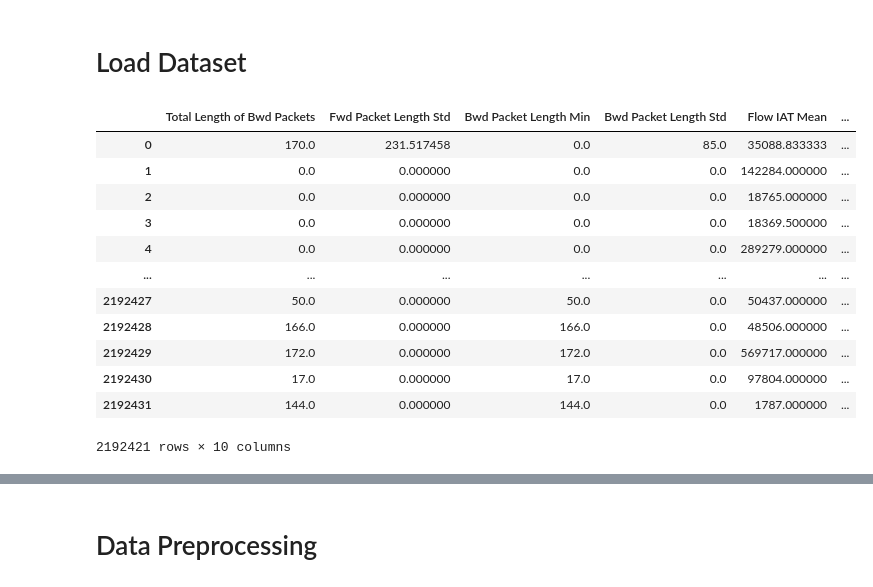
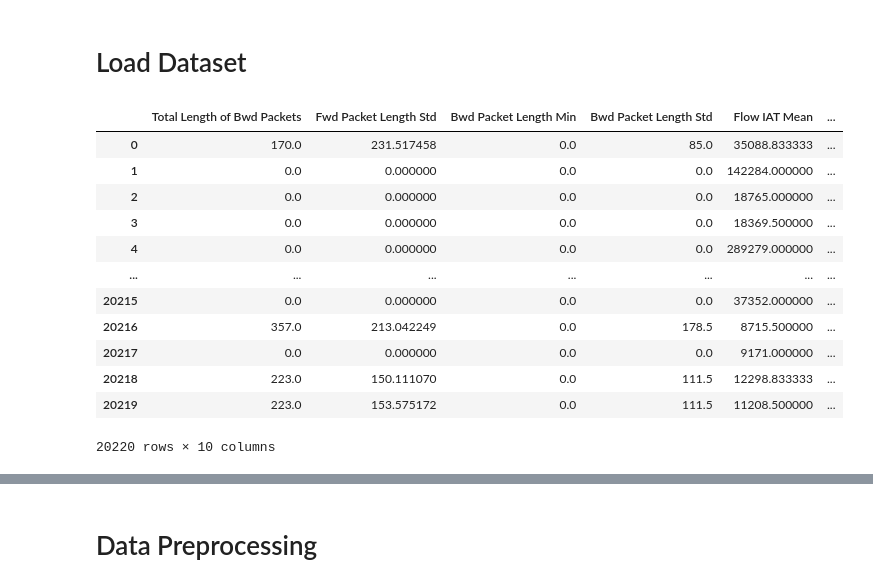
Before and after one commit to Alessandrostr95/progetto_machine_learning, a Jupyter notebook: progetto_ml_binary.ipynb, the cells around one changed output, grey strips where cells are left out. Drawn from its saved outputs; the diff is of its cells as text; code cells hidden in the pictures.

```diff
--- a/progetto_ml_binary.ipynb
+++ b/progetto_ml_binary.ipynb
@@ -35,39 +37,41 @@ usecols = [" Total Length of Bwd Packets", " Fwd Packet Length Std", " Bwd Packe
 # Define column datatype when reading CSVs
 converters = dict(itertools.product(usecols, [lambda x: tryconvert(x, float, np.nan)]))
 converters[" Label"] = lambda x: x
 
-benign_df = load_data(benign_dir, nrows=None, usecols=usecols, converters=converters)
-malware_df = load_data(malware_dir, nrows=None, usecols=usecols, converters=converters)
+# Load data
+N_rows = 10
+benign_df = load_data(benign_dir, nrows=N_rows, usecols=usecols, converters=converters)
+malware_df = load_data(malware_dir, nrows=N_rows, usecols=usecols, converters=converters)
 
 df = pd.concat([benign_df, malware_df], ignore_index=True)
 
 # shuffle dataset
 #df = df.sample(frac=1).reset_index(drop=True)
 
 # trim columns labels
 df.columns = df.columns.str.strip()
 
 # Drop rows which contain NaN values
 df.dropna(inplace=True)
 
 # Drop empty label rows
 df.drop(df[df["Label"] == ''].index, inplace = True)
 
 # Change Label values in "MALWARE" or "BENIGN"
 df["Label"] = df["Label"].apply(lambda x: 'MALWARE' if x != 'BENIGN' else x)
 df
 # %% [output]
 |  | Total Length of Bwd Packets | Fwd Packet Length Std | Bwd Packet Length Min | Bwd Packet Length Std | Flow IAT Mean | ... |
 | 0 | 170.0 | 231.517458 | 0.0 | 85.0 | 35088.833333 | ... |
 | 1 | 0.0 | 0.000000 | 0.0 | 0.0 | 142284.000000 | ... |
 | 2 | 0.0 | 0.000000 | 0.0 | 0.0 | 18765.000000 | ... |
 | 3 | 0.0 | 0.000000 | 0.0 | 0.0 | 18369.500000 | ... |
 | 4 | 0.0 | 0.000000 | 0.0 | 0.0 | 289279.000000 | ... |
 | ... | ... | ... | ... | ... | ... | ... |
-| 2192427 | 50.0 | 0.000000 | 50.0 | 0.0 | 50437.000000 | ... |
-| 2192428 | 166.0 | 0.000000 | 166.0 | 0.0 | 48506.000000 | ... |
-| 2192429 | 172.0 | 0.000000 | 172.0 | 0.0 | 569717.000000 | ... |
-| 2192430 | 17.0 | 0.000000 | 17.0 | 0.0 | 97804.000000 | ... |
-| 2192431 | 144.0 | 0.000000 | 144.0 | 0.0 | 1787.000000 | ... |
+| 20215 | 0.0 | 0.000000 | 0.0 | 0.0 | 37352.000000 | ... |
+| 20216 | 357.0 | 213.042249 | 0.0 | 178.5 | 8715.500000 | ... |
+| 20217 | 0.0 | 0.000000 | 0.0 | 0.0 | 9171.000000 | ... |
+| 20218 | 223.0 | 150.111070 | 0.0 | 111.5 | 12298.833333 | ... |
+| 20219 | 223.0 | 153.575172 | 0.0 | 111.5 | 11208.500000 | ... |
-2192421 rows × 10 columns
+20220 rows × 10 columns
 # %%
```
Also changed, not shown: parts of 11 cells of this notebook, 2 other files.
